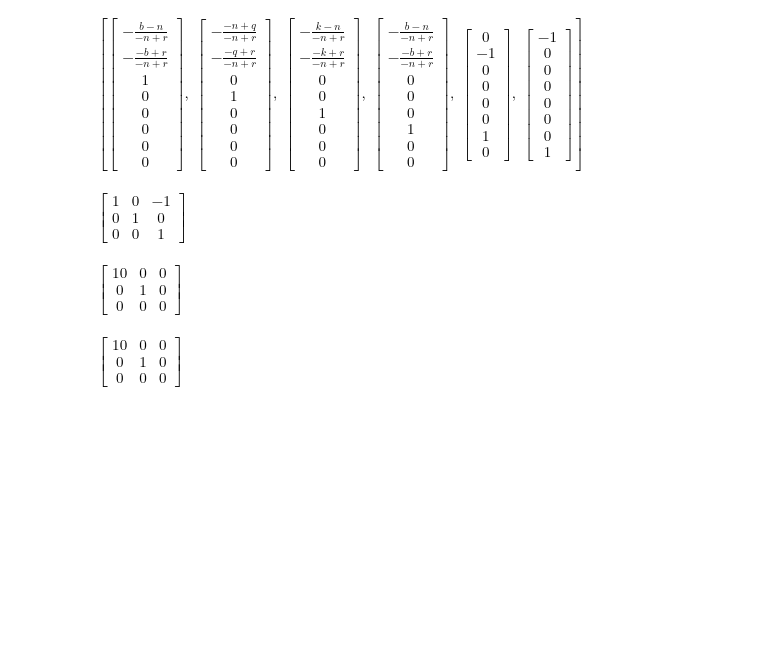
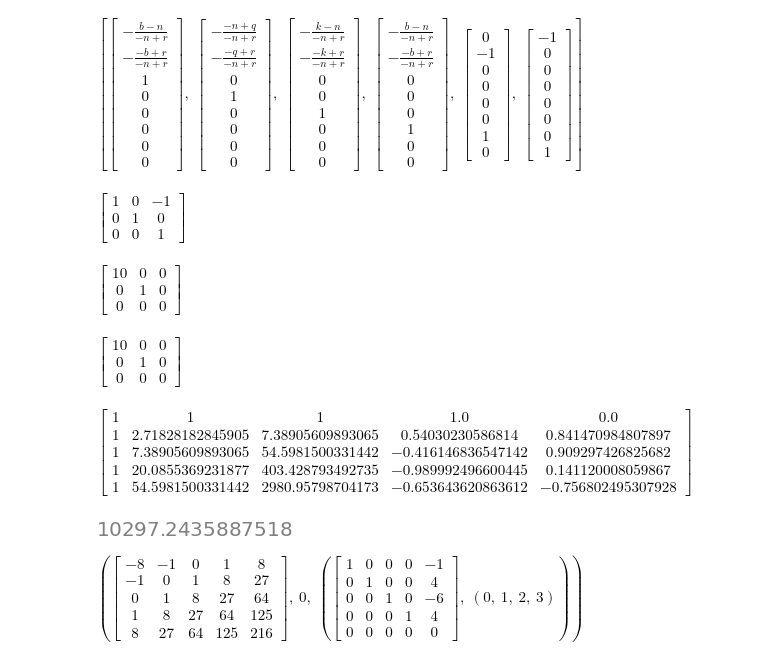
Before and after one commit to mishanko/MIT_OCW_Linear_Algebra_18_06, a Jupyter notebook: probe.ipynb, the cells around one changed output. Drawn from its saved outputs; the diff is of its cells as text; code cells hidden in the pictures; blank space fills up the shorter version.

```diff
--- a/probe.ipynb
+++ b/probe.ipynb
@@ -113,0 +116,18 @@ $\displaystyle \left[\begin{matrix}10 & 0 & 0\\0 & 1 & 0\\0 & 0 & 0\end{matrix}\
+# %%
+a = symbols('a')
+A = Matrix([[1, 1, 1, np.cos(0), np.sin(0)], [1, np.exp(1), np.exp(2), np.cos(1), np.sin(1)], [1, np.exp(2), np.exp(4), np.cos(2), np.sin(2)], [1, np.exp(3), np.exp(6), np.cos(3), np.sin(3)], [1, np.exp(4), np.exp(8), np.cos(4), np.sin(4)]])
+A
+# %% [output]
+$\displaystyle \left[\begin{matrix}1 & 1 & 1 & 1.0 & 0.0\\1 & 2.71828182845905 & 7.38905609893065 & 0.54030230586814 & 0.841470984807897\\1 & 7.38905609893065 & 54.5981500331442 & -0.416146836547142 & 0.909297426825682\\1 & 20.0855369231877 & 403.428793492735 & -0.989992496600445 & 0.141120008059867\\1 & 54.5981500331442 & 2980.95798704173 & -0.653643620863612 & -0.756802495307928\end{matrix}\right]$
+# %%
+A.det()
+# %% [output]
+[figure, added]
+# %%
+b = Matrix([[1,0,0], [0,1,0], [0,0,1]])
+c = b
+m = 2
+A = Matrix([[(j*b+i*c).det() for i in range(-m, m+1)] for j in range(0, 2*m+1)])
+A, A.det(), A.rref()
+# %% [output]
+$\displaystyle \left( \left[\begin{matrix}-8 & -1 & 0 & 1 & 8\\-1 & 0 & 1 & 8 & 27\\0 & 1 & 8 & 27 & 64\\1 & 8 & 27 & 64 & 125\\8 & 27 & 64 & 125 & 216\end{matrix}\right], \  0, \  \left( \left[\begin{matrix}1 & 0 & 0 & 0 & -1\\0 & 1 & 0 & 0 & 4\\0 & 0 & 1 & 0 & -6\\0 & 0 & 0 & 1 & 4\\0 & 0 & 0 & 0 & 0\end{matrix}\right], \  \left( 0, \  1, \  2, \  3\right)\right)\right)$
```
Also changed, not shown: parts of 5 cells of this notebook, 3 other files.
